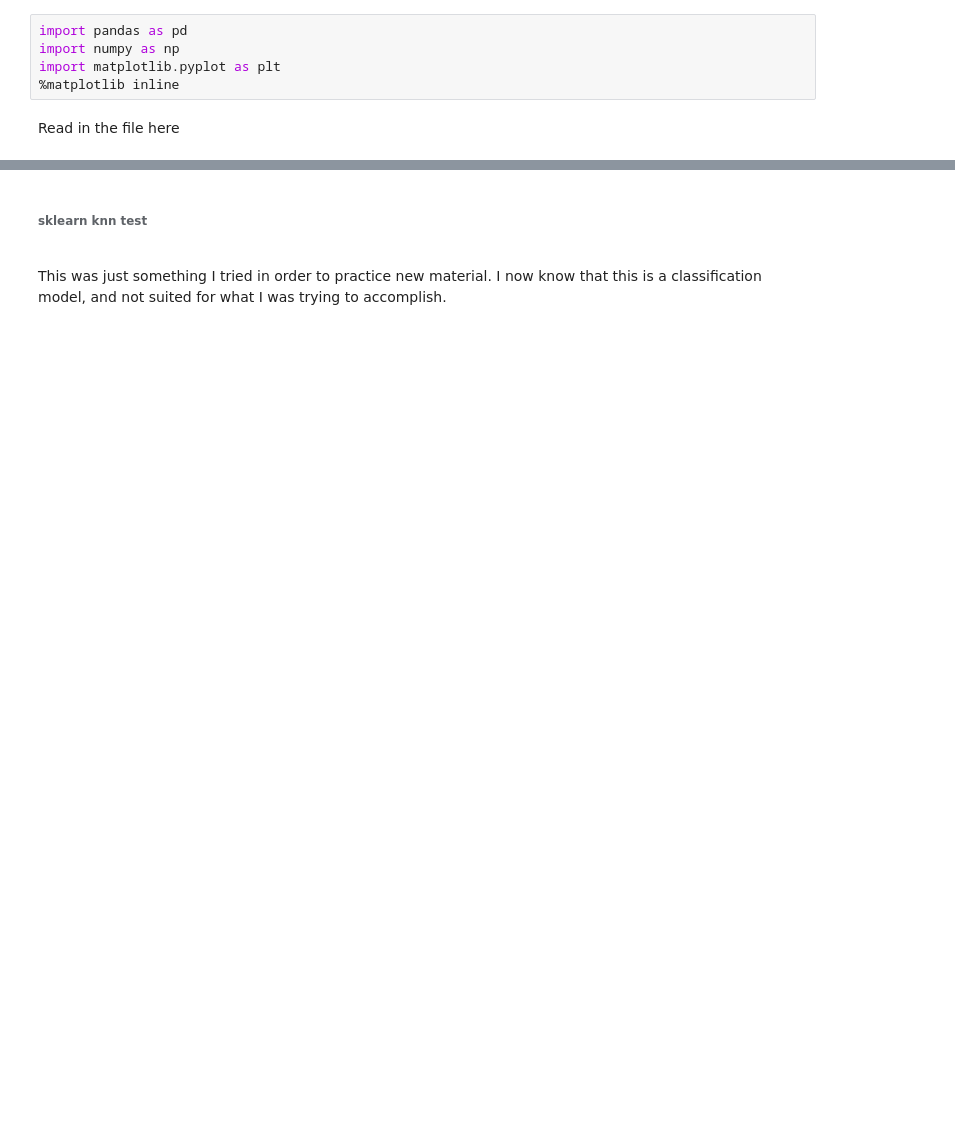
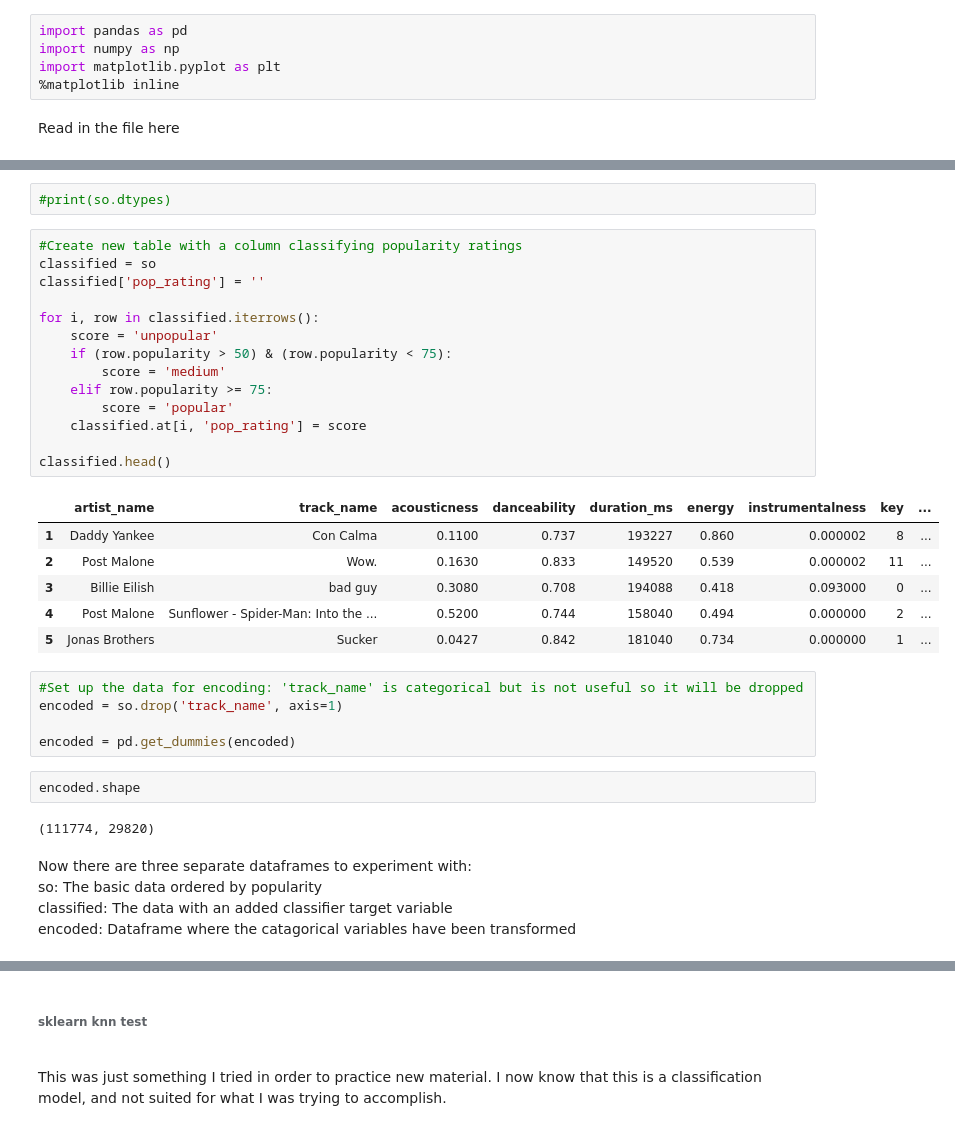
Before and after one commit to twillstw/Springboard-Projects, a Jupyter notebook: Scratchpad.ipynb, the cells around one changed output, grey strips where cells are left out. Drawn from its saved outputs; the diff is of its cells as text; blank space fills up the shorter version.

```diff
--- a/Scratchpad.ipynb
+++ b/Scratchpad.ipynb
@@ -35,0 +51,37 @@ spotify.info
+# %%
+#print(so.dtypes)
+# %%
+#Create new table with a column classifying popularity ratings
+classified = so
+classified['pop_rating'] = ''
+
+for i, row in classified.iterrows():
+    score = 'unpopular'
+    if (row.popularity > 50) & (row.popularity < 75):
+        score = 'medium'
+    elif row.popularity >= 75:
+        score = 'popular'
+    classified.at[i, 'pop_rating'] = score
+
+classified.head()
+# %% [output]
+|  | artist_name | track_name | acousticness | danceability | duration_ms | energy | instrumentalness | key | ... |
+| 1 | Daddy Yankee | Con Calma | 0.1100 | 0.737 | 193227 | 0.860 | 0.000002 | 8 | ... |
+| 2 | Post Malone | Wow. | 0.1630 | 0.833 | 149520 | 0.539 | 0.000002 | 11 | ... |
+| 3 | Billie Eilish | bad guy | 0.3080 | 0.708 | 194088 | 0.418 | 0.093000 | 0 | ... |
+| 4 | Post Malone | Sunflower - Spider-Man: Into the ... | 0.5200 | 0.744 | 158040 | 0.494 | 0.000000 | 2 | ... |
+| 5 | Jonas Brothers | Sucker | 0.0427 | 0.842 | 181040 | 0.734 | 0.000000 | 1 | ... |
+# %%
+#Set up the data for encoding: 'track_name' is categorical but is not useful so it will be dropped
+encoded = so.drop('track_name', axis=1)
+
+encoded = pd.get_dummies(encoded)
+# %%
+encoded.shape
+# %% [output]
+(111774, 29820)
+# %% [markdown]
+Now there are three separate dataframes to experiment with:<br>
+so: The basic data ordered by popularity<br>
+classified: The data with an added classifier target variable<br>
+encoded: Dataframe where the catagorical variables have been transformed
```
Also changed, not shown: parts of 27 cells of this notebook.
